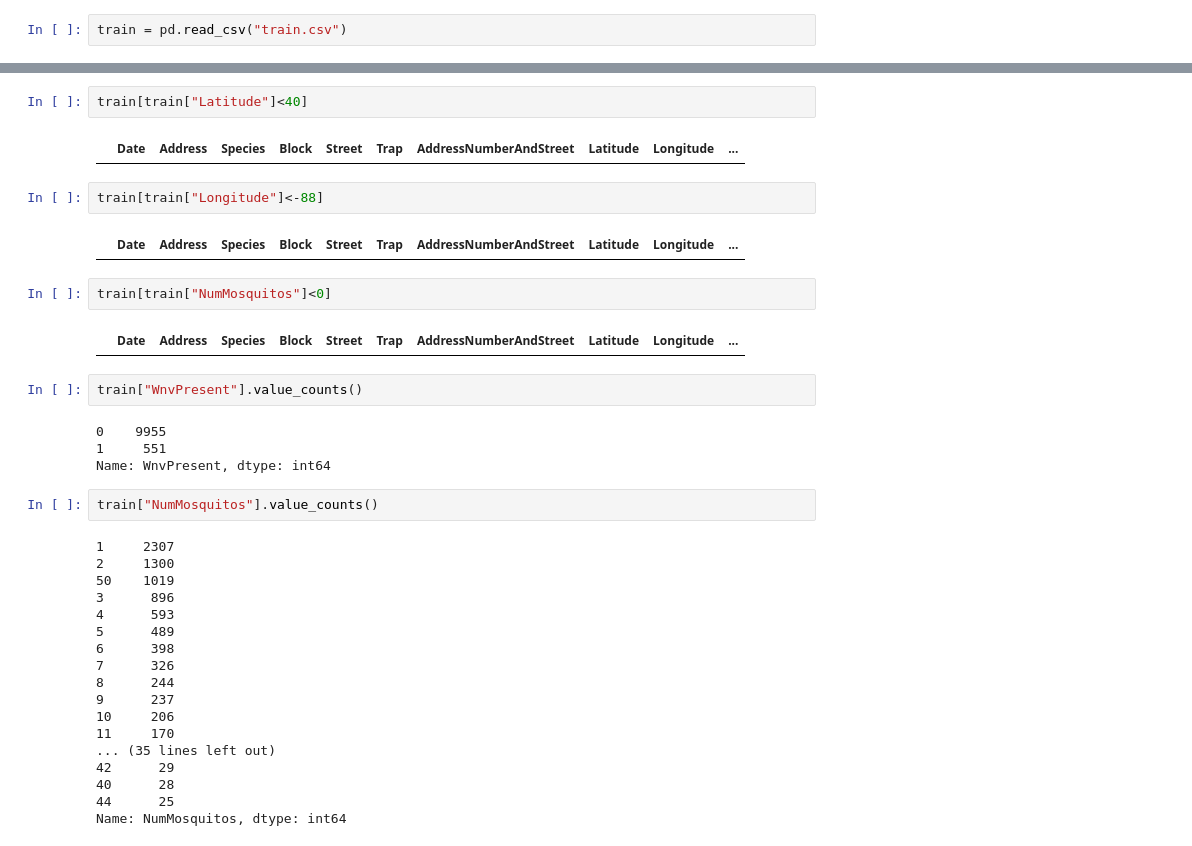
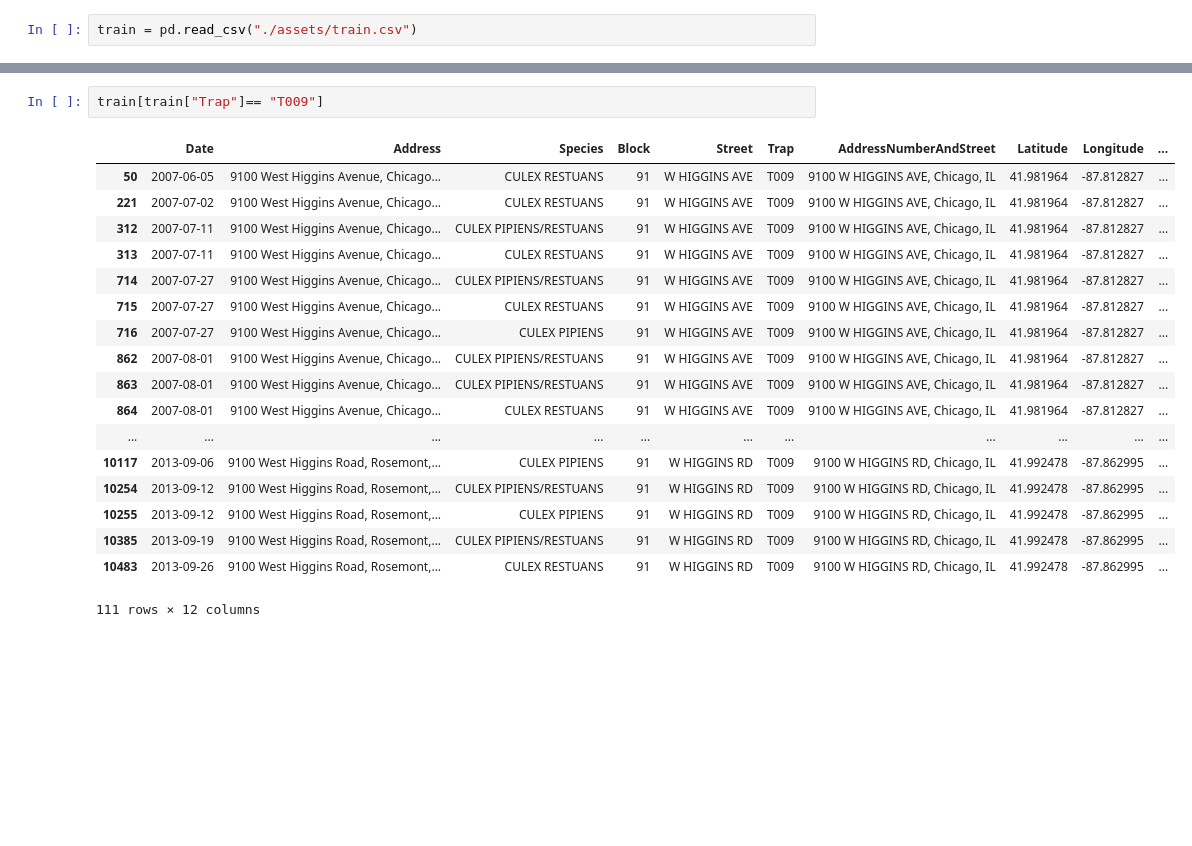
Before and after one commit to leticiabeeck/predict_west_nile_virus, a Jupyter notebook: project_4:(Awab).ipynb, the cells around one changed output, grey strips where cells are left out. Saved outputs shown, nothing was run; the diff lists cells and outputs as text; blank space fills up the shorter version.

```diff
--- a/project_4:(Awab).ipynb
+++ b/project_4:(Awab).ipynb
@@ -4,2 +7,2 @@ import numpy as np
 # %%
-train = pd.read_csv("train.csv")
+train = pd.read_csv("./assets/train.csv")
@@ -57,38 +203,21 @@ train[train["Block"]< 0 ]
 # %%
-train[train["Latitude"]<40]
+train[train["Trap"]== "T009"]
 # %% [output]
 |  | Date | Address | Species | Block | Street | Trap | AddressNumberAndStreet | Latitude | Longitude | ... |
+| 50 | 2007-06-05 | 9100 West Higgins Avenue, Chicago... | CULEX RESTUANS | 91 | W HIGGINS AVE | T009 | 9100 W HIGGINS AVE, Chicago, IL | 41.981964 | -87.812827 | ... |
+| 221 | 2007-07-02 | 9100 West Higgins Avenue, Chicago... | CULEX RESTUANS | 91 | W HIGGINS AVE | T009 | 9100 W HIGGINS AVE, Chicago, IL | 41.981964 | -87.812827 | ... |
+| 312 | 2007-07-11 | 9100 West Higgins Avenue, Chicago... | CULEX PIPIENS/RESTUANS | 91 | W HIGGINS AVE | T009 | 9100 W HIGGINS AVE, Chicago, IL | 41.981964 | -87.812827 | ... |
+| 313 | 2007-07-11 | 9100 West Higgins Avenue, Chicago... | CULEX RESTUANS | 91 | W HIGGINS AVE | T009 | 9100 W HIGGINS AVE, Chicago, IL | 41.981964 | -87.812827 | ... |
+| 714 | 2007-07-27 | 9100 West Higgins Avenue, Chicago... | CULEX PIPIENS/RESTUANS | 91 | W HIGGINS AVE | T009 | 9100 W HIGGINS AVE, Chicago, IL | 41.981964 | -87.812827 | ... |
+| 715 | 2007-07-27 | 9100 West Higgins Avenue, Chicago... | CULEX RESTUANS | 91 | W HIGGINS AVE | T009 | 9100 W HIGGINS AVE, Chicago, IL | 41.981964 | -87.812827 | ... |
+| 716 | 2007-07-27 | 9100 West Higgins Avenue, Chicago... | CULEX PIPIENS | 91 | W HIGGINS AVE | T009 | 9100 W HIGGINS AVE, Chicago, IL | 41.981964 | -87.812827 | ... |
+| 862 | 2007-08-01 | 9100 West Higgins Avenue, Chicago... | CULEX PIPIENS/RESTUANS | 91 | W HIGGINS AVE | T009 | 9100 W HIGGINS AVE, Chicago, IL | 41.981964 | -87.812827 | ... |
+| 863 | 2007-08-01 | 9100 West Higgins Avenue, Chicago... | CULEX PIPIENS/RESTUANS | 91 | W HIGGINS AVE | T009 | 9100 W HIGGINS AVE, Chicago, IL | 41.981964 | -87.812827 | ... |
+| 864 | 2007-08-01 | 9100 West Higgins Avenue, Chicago... | CULEX RESTUANS | 91 | W HIGGINS AVE | T009 | 9100 W HIGGINS AVE, Chicago, IL | 41.981964 | -87.812827 | ... |
+| ... | ... | ... | ... | ... | ... | ... | ... | ... | ... | ... |
+| 10117 | 2013-09-06 | 9100 West Higgins Road, Rosemont,... | CULEX PIPIENS | 91 | W HIGGINS RD | T009 | 9100 W HIGGINS RD, Chicago, IL | 41.992478 | -87.862995 | ... |
+| 10254 | 2013-09-12 | 9100 West Higgins Road, Rosemont,... | CULEX PIPIENS/RESTUANS | 91 | W HIGGINS RD | T009 | 9100 W HIGGINS RD, Chicago, IL | 41.992478 | -87.862995 | ... |
+| 10255 | 2013-09-12 | 9100 West Higgins Road, Rosemont,... | CULEX PIPIENS | 91 | W HIGGINS RD | T009 | 9100 W HIGGINS RD, Chicago, IL | 41.992478 | -87.862995 | ... |
+| 10385 | 2013-09-19 | 9100 West Higgins Road, Rosemont,... | CULEX PIPIENS/RESTUANS | 91 | W HIGGINS RD | T009 | 9100 W HIGGINS RD, Chicago, IL | 41.992478 | -87.862995 | ... |
+| 10483 | 2013-09-26 | 9100 West Higgins Road, Rosemont,... | CULEX RESTUANS | 91 | W HIGGINS RD | T009 | 9100 W HIGGINS RD, Chicago, IL | 41.992478 | -87.862995 | ... |
+111 rows × 12 columns
-# %%
-train[train["Longitude"]<-88]
-# %% [output]
-|  | Date | Address | Species | Block | Street | Trap | AddressNumberAndStreet | Latitude | Longitude | ... |
-# %%
-train[train["NumMosquitos"]<0]
-# %% [output]
-|  | Date | Address | Species | Block | Street | Trap | AddressNumberAndStreet | Latitude | Longitude | ... |
-# %%
-train["WnvPresent"].value_counts()
-# %% [output]
-0    9955
-1     551
-Name: WnvPresent, dtype: int64
-# %%
-train["NumMosquitos"].value_counts()
-# %% [output]
-1     2307
-2     1300
-50    1019
-3      896
-4      593
-5      489
-6      398
-7      326
-8      244
-9      237
-10     206
-11     170
-... (35 lines left out)
-42      29
-40      28
-44      25
-Name: NumMosquitos, dtype: int64
```
Also changed, not shown: parts of 24 cells of this notebook.
